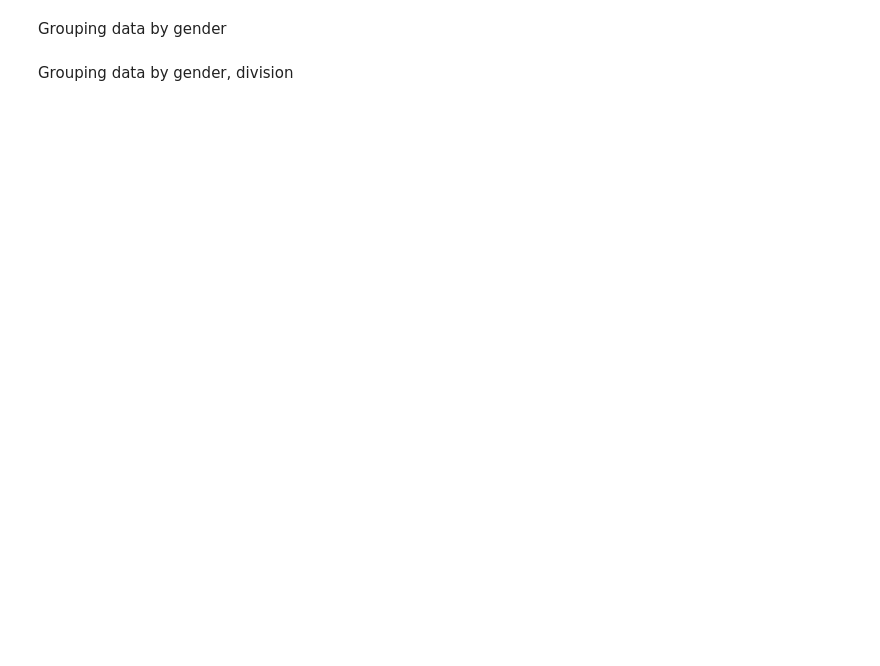
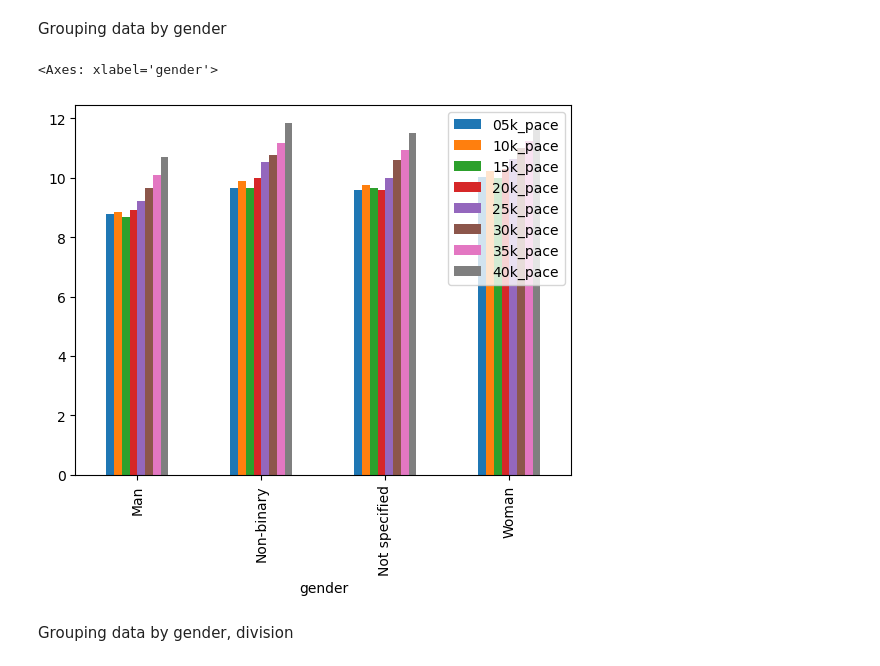
Before and after one commit to bu-cds-omds/dx602-examples, a Jupyter notebook: week10/examples-week-10.ipynb, the cells around one changed output. Cells and saved outputs as stored; diff of their text form; code cells hidden in the pictures; blank space fills up the shorter version.

```diff
--- a/week10/examples-week-10.ipynb
+++ b/week10/examples-week-10.ipynb
@@ -43,4 +94,19 @@ Correlation and heatmap
 # %% [markdown]
 Grouping data by gender
+# %%
+grouped = df_marathon.groupby('gender')
+# print(grouped['finish_hours'].describe())
+# grouped['finish_hours'].mean().plot(kind='bar')
+# plt.title('finish time by category')
+# plt.ylabel('finish time in hours')
+
+# histogram by group
+# grouped['finish_hours'].hist(bins=200, alpha=0.8)
+
+# each 5k pace
+# grouped[pace_columns].mean().plot(kind='bar')
+# %% [output]
+<Axes: xlabel='gender'>
+[figure, added]
 # %% [markdown]
 Grouping data by gender, division
```
Also changed, not shown: parts of 3 cells of this notebook.
